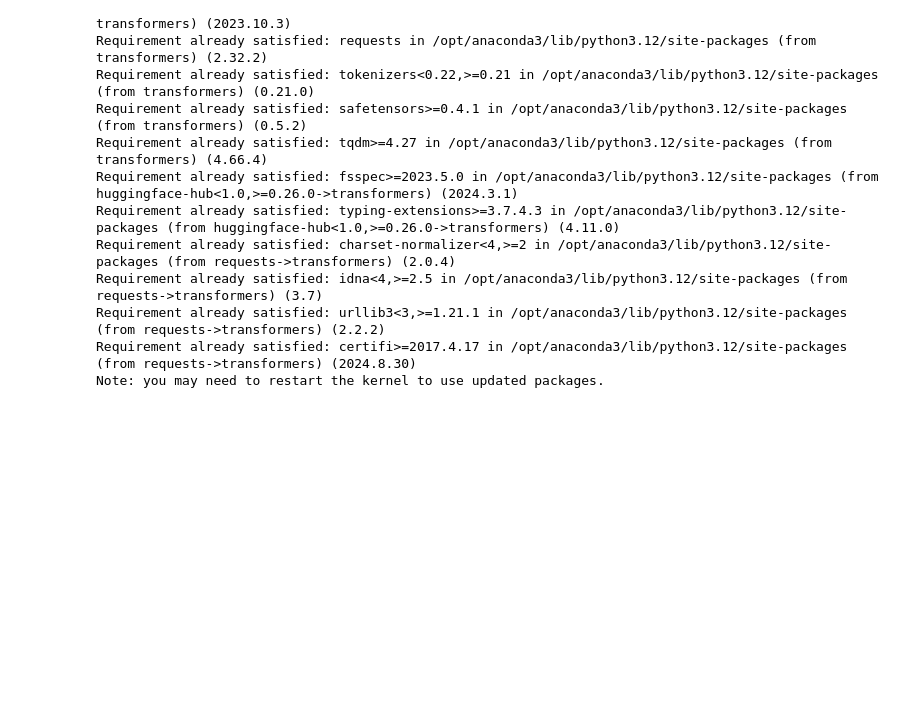
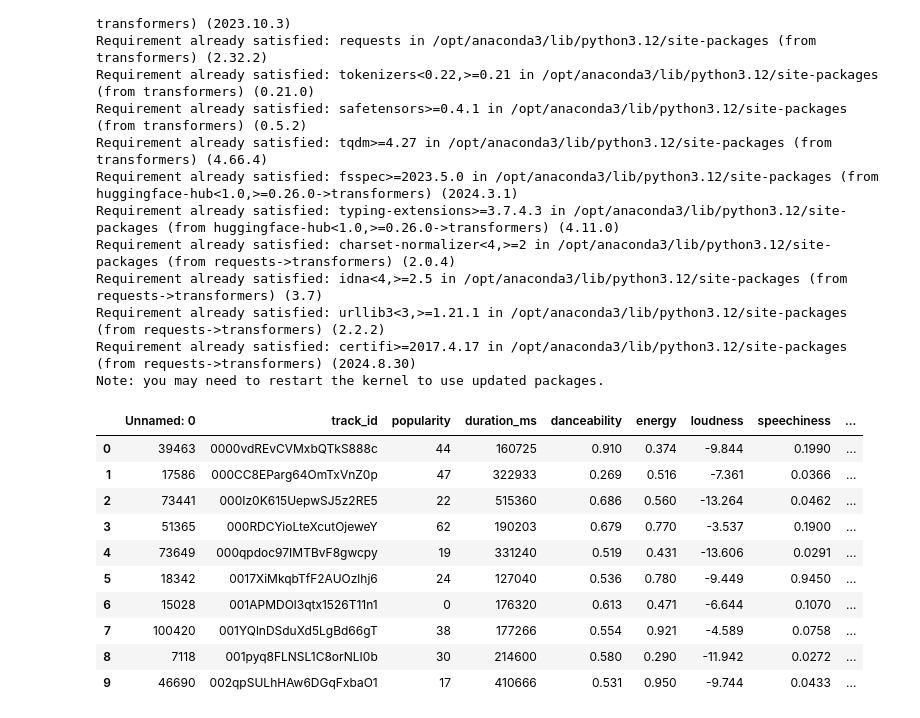
Before and after one commit to cli05/Boilermake2025, a Jupyter notebook: testML.ipynb, the cells around one changed output. Cells and saved outputs as stored; diff of their text form; code cells hidden in the pictures; blank space fills up the shorter version.

```diff
--- a/testML.ipynb
+++ b/testML.ipynb
@@ -111,3 +113,17 @@ df = pd.read_csv("data/songListCleaned.csv")
 #remove trash columns
 df = df.drop(['Unnamed: 0.1', 'artists', 'album_name', 'track_name', 'explicit', 'key',
         'mode', 'time_signature'], axis=1)
+# %%
+df.head(10)
+# %% [output]
+|  | Unnamed: 0 | track_id | popularity | duration_ms | danceability | energy | loudness | speechiness | ... |
+| 0 | 39463 | 0000vdREvCVMxbQTkS888c | 44 | 160725 | 0.910 | 0.374 | -9.844 | 0.1990 | ... |
+| 1 | 17586 | 000CC8EParg64OmTxVnZ0p | 47 | 322933 | 0.269 | 0.516 | -7.361 | 0.0366 | ... |
+| 2 | 73441 | 000Iz0K615UepwSJ5z2RE5 | 22 | 515360 | 0.686 | 0.560 | -13.264 | 0.0462 | ... |
+| 3 | 51365 | 000RDCYioLteXcutOjeweY | 62 | 190203 | 0.679 | 0.770 | -3.537 | 0.1900 | ... |
+| 4 | 73649 | 000qpdoc97IMTBvF8gwcpy | 19 | 331240 | 0.519 | 0.431 | -13.606 | 0.0291 | ... |
+| 5 | 18342 | 0017XiMkqbTfF2AUOzlhj6 | 24 | 127040 | 0.536 | 0.780 | -9.449 | 0.9450 | ... |
+| 6 | 15028 | 001APMDOl3qtx1526T11n1 | 0 | 176320 | 0.613 | 0.471 | -6.644 | 0.1070 | ... |
+| 7 | 100420 | 001YQlnDSduXd5LgBd66gT | 38 | 177266 | 0.554 | 0.921 | -4.589 | 0.0758 | ... |
+| 8 | 7118 | 001pyq8FLNSL1C8orNLI0b | 30 | 214600 | 0.580 | 0.290 | -11.942 | 0.0272 | ... |
+| 9 | 46690 | 002qpSULhHAw6DGqFxbaO1 | 17 | 410666 | 0.531 | 0.950 | -9.744 | 0.0433 | ... |
```
Also changed, not shown: parts of 12 cells of this notebook, 3 other files.
